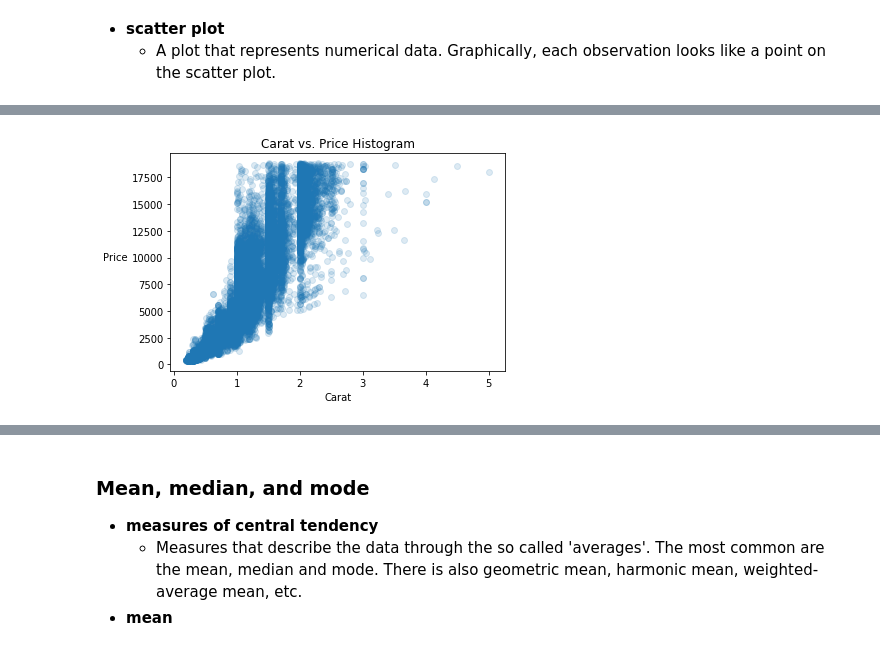
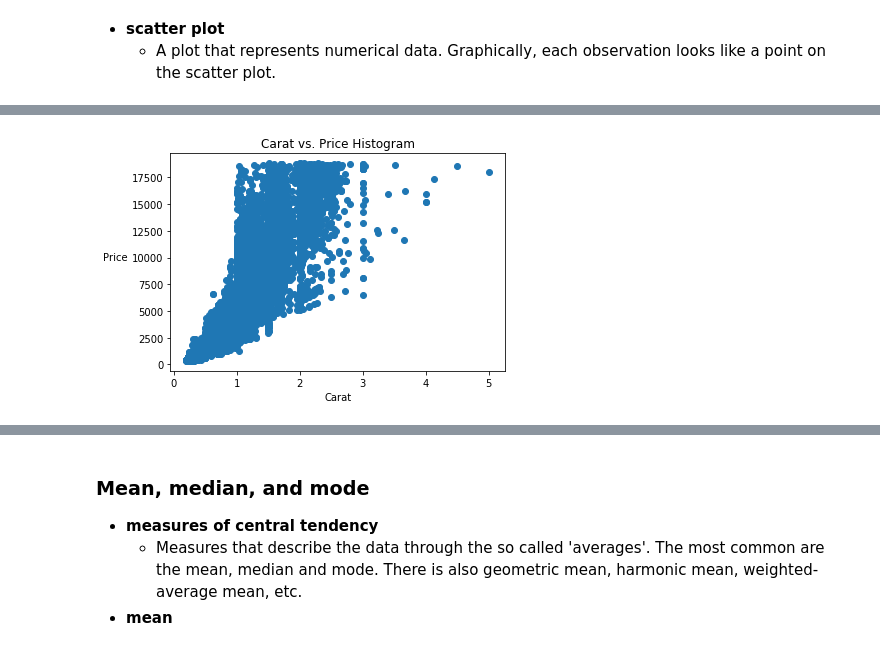
Before and after one commit to jmeguira/stats, a Jupyter notebook: stats_notebook.ipynb, the cells around one changed output, grey strips where cells are left out. Cells and saved outputs as stored; diff of their text form; code cells hidden in the pictures.

Commit message:
added to scatterplot section

```diff
--- a/stats_notebook.ipynb
+++ b/stats_notebook.ipynb
@@ -334,9 +315,7 @@ memory usage: 4.5+ MB
 # %%
-from matplotlib.pyplot import figure
-
-plt.scatter(diamonds['carat'],diamonds['price'], alpha = .15)
+plt.scatter(diamonds['carat'],diamonds['price'])
 plt.title('Carat vs. Price Histogram')
 plt.xlabel('Carat')
 plt.ylabel('Price',  horizontalalignment = 'right', rotation = 0);
 # %% [output]
-[figure, old version]
+[figure, new version]
```
Also changed, not shown: parts of 5 cells of this notebook.
